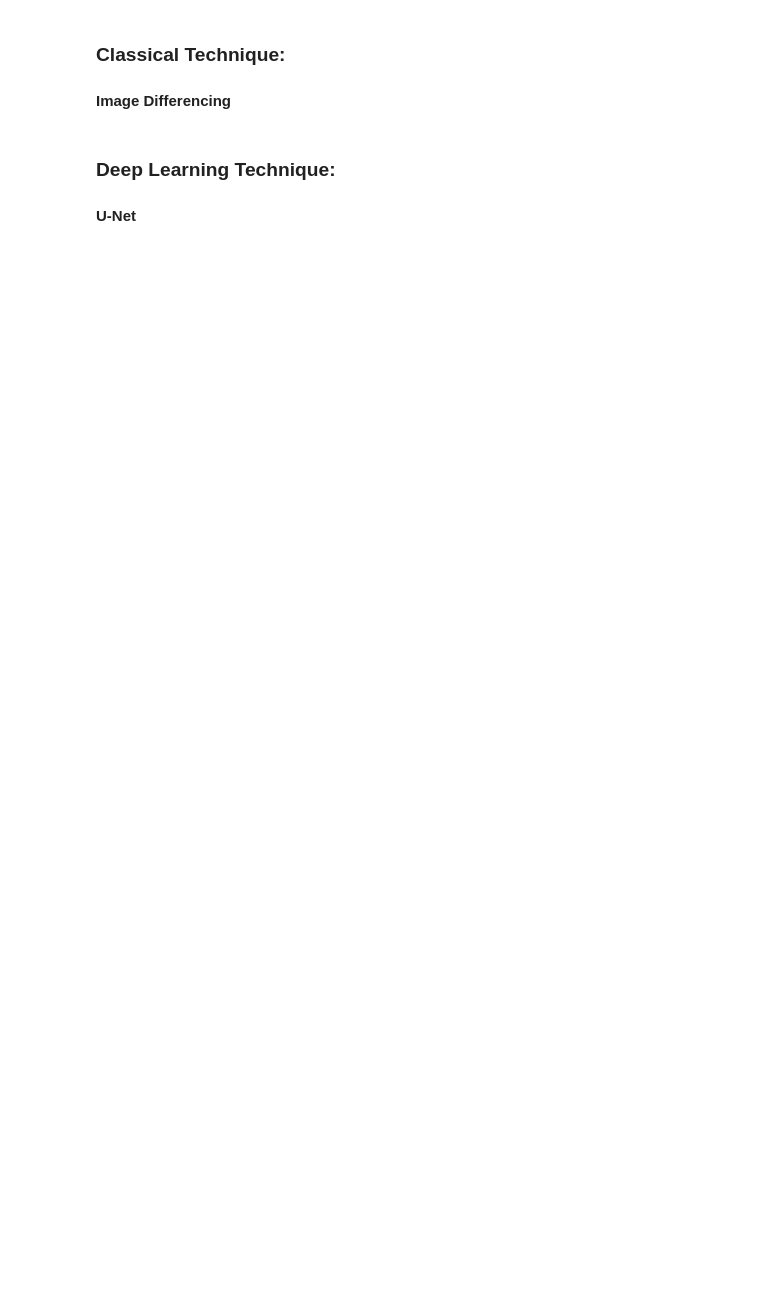
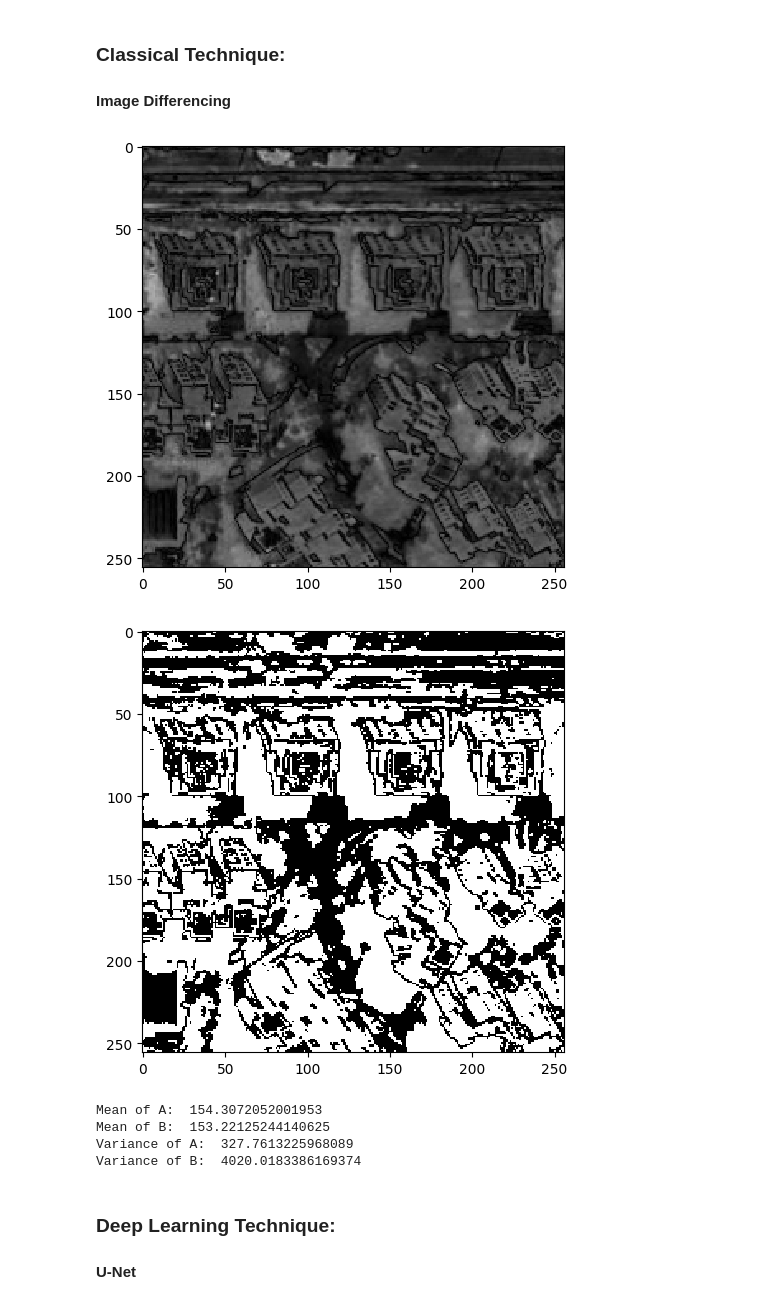
Before and after one commit to YasminElgendi/Satellite-Imagery-Project, a Jupyter notebook: change_detection.ipynb, the cells around one changed output. Drawn from its saved outputs; the diff is of its cells as text; code cells hidden in the pictures; blank space fills up the shorter version.

```diff
--- a/change_detection.ipynb
+++ b/change_detection.ipynb
@@ -85,6 +115,50 @@ There are four main types of radiometric correction: radiometric calibration, at
 # %% [markdown]
 ### Classical Technique:
 #### Image Differencing
+# %%
+# Apply image differencing to detect changes
+
+# convert to grayscale
+gray_image_A = cv2.cvtColor(normalized_image_A, cv2.COLOR_BGR2GRAY)
+gray_image_B = cv2.cvtColor(normalized_image_B, cv2.COLOR_BGR2GRAY)
+
+# Compute the absolute difference between the two images
+difference_image = cv2.absdiff(gray_image_A, gray_image_B)
+# show the difference image
+io.imshow(difference_image)
+io.show()
+
+# apply thresholding to the difference image
+threshold = 50
+_, thresholded_image = cv2.threshold(difference_image, threshold, 255, cv2.THRESH_BINARY)
+
+# show the difference image
+io.imshow(thresholded_image)
+io.show()
+# %% [output]
+[figure, added]
+[figure, added]
+# %%
+# convert images to grayscale
+gray_image_A = cv2.cvtColor(normalized_image_A, cv2.COLOR_BGR2GRAY)
+gray_image_B = cv2.cvtColor(normalized_image_B, cv2.COLOR_BGR2GRAY)
+
+# compute the mean and variance for A and B
+mean_A = np.mean(gray_image_A)
+mean_B = np.mean(gray_image_B)
+var_A = np.var(gray_image_A)
+var_B = np.var(gray_image_B)
+
+# print the mean and variance for A and B
+print("Mean of A: ", mean_A)
+print("Mean of B: ", mean_B)
+print("Variance of A: ", var_A)
+print("Variance of B: ", var_B)
+# %% [output]
+Mean of A:  154.3072052001953
+Mean of B:  153.22125244140625
+Variance of A:  327.7613225968089
+Variance of B:  4020.0183386169374
 # %% [markdown]
 ### Deep Learning Technique:
 #### U-Net
```
Also changed, not shown: parts of 3 cells of this notebook.
